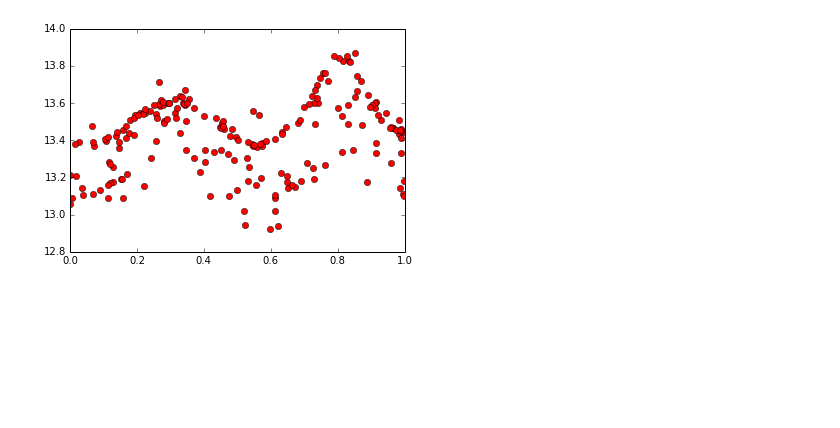
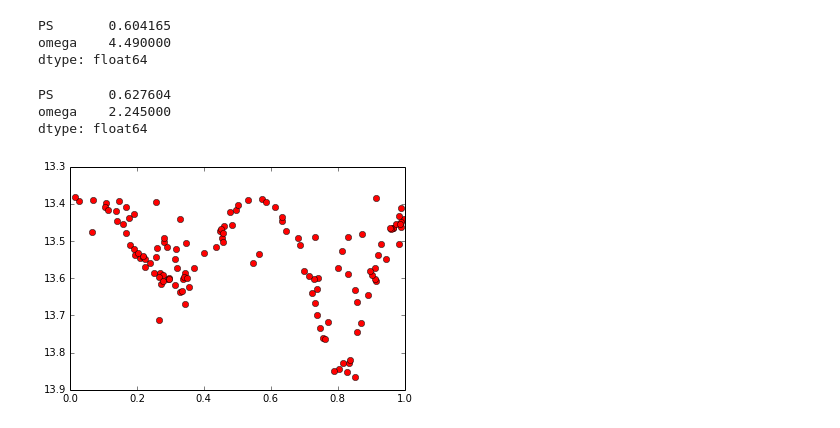
Before and after one commit to mstribitaka/MACHO_XRB_SEARCH, a Jupyter notebook: V4641_MACHO_Period_Search.ipynb, the cells around one changed output. Drawn from its saved outputs; the diff is of its cells as text; code cells hidden in the pictures; blank space fills up the shorter version.

```diff
--- a/V4641_MACHO_Period_Search.ipynb
+++ b/V4641_MACHO_Period_Search.ipynb
@@ -144,0 +213,2 @@ plt.show()
+# %%
+tPassive=t[t['R']>13.38]
@@ -145,7 +223,18 @@ plt.show()
+# %%
+tPSMwhole.max(column='PS')
+# %% [output]
+PS       0.604165
+omega    4.490000
+dtype: float64
+# %%
+tPSMhalf.max(column='PS')
+# %% [output]
+PS       0.627604
+omega    2.245000
+dtype: float64
 # %%
-#try again with 2* first signal, this gives ~ literarute value for period
-plt.plot((t['Date'].values%(2*1.408714))/(2*1.408714), t['R'],'ro')
-
+plt.plot((tPassive['Date'].values%(2*1.408714))/(2*1.408714), tPassive['R'],'ro')
+plt.gca().invert_yaxis()
 plt.show()
 # %% [output]
-[figure, old version]
+[figure, new version]
```
Also changed, not shown: parts of 22 cells of this notebook, 1 other file.
